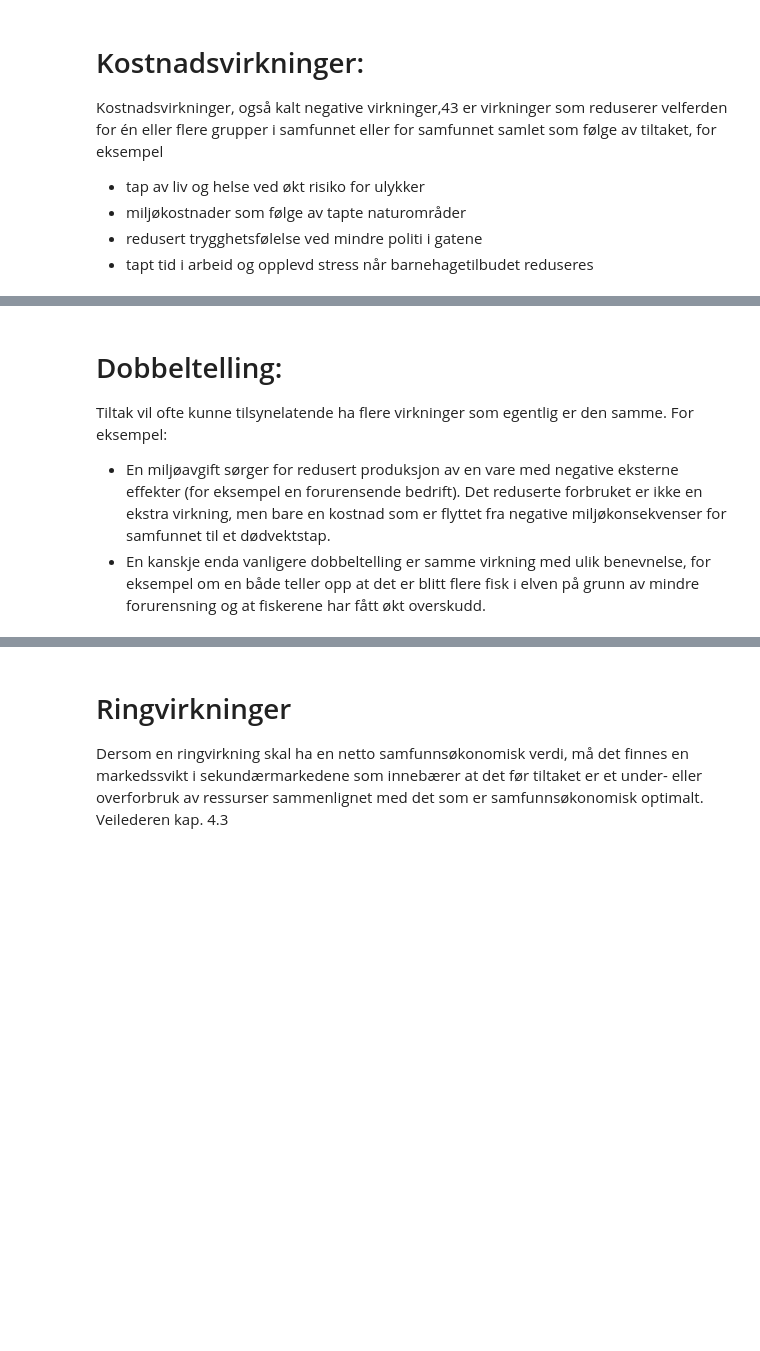
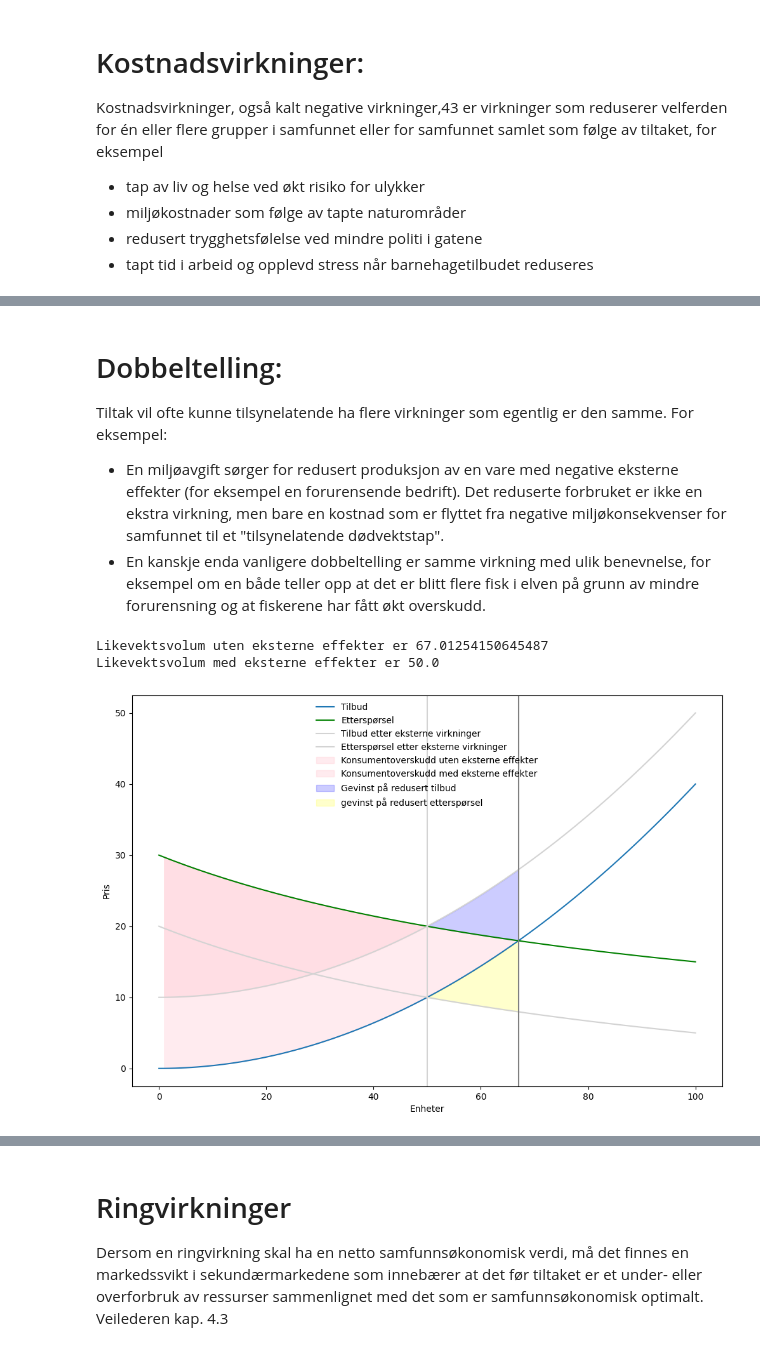
Before and after one commit to uit-sok-2014-h23/uit-sok-2014-h23.github.io, a Jupyter notebook: forelesninger/Forelesning_4.ipynb, the cells around one changed output, grey strips where cells are left out. Saved outputs shown, nothing was run; the diff lists cells and outputs as text; code cells hidden in the pictures; blank space fills up the shorter version.

```diff
--- a/forelesninger/Forelesning_4.ipynb
+++ b/forelesninger/Forelesning_4.ipynb
@@ -39,5 +47,82 @@ Kostnadsvirkninger, også kalt negative virkninger,43 er virkninger som redusere
 
 Tiltak vil ofte kunne tilsynelatende ha flere virkninger som egentlig er den samme. For eksempel:
 
-* En miljøavgift sørger for redusert produksjon av en vare med negative eksterne effekter (for eksempel en forurensende bedrift). Det reduserte forbruket er ikke en ekstra virkning, men bare en kostnad som er flyttet fra negative miljøkonsekvenser for samfunnet til et dødvektstap.
+* En miljøavgift sørger for redusert produksjon av en vare med negative eksterne effekter (for eksempel en forurensende bedrift). Det reduserte forbruket er ikke en ekstra virkning, men bare en kostnad som er flyttet fra negative miljøkonsekvenser for samfunnet til et "tilsynelatende dødvektstap".
 * En kanskje enda vanligere dobbeltelling er samme virkning med ulik benevnelse, for eksempel om en både teller opp at det er blitt flere fisk i elven på grunn av mindre forurensning og at fiskerene har fått økt overskudd.
+# %%
+#drawing 100 points in the interval 0.0 to 100
+from matplotlib import pyplot as plt
+import numpy as np
+from sympy.solvers import solve
+import sympy as sp
+
+EXTERNAL_EFFECT = 10
+
+def supply(x):
+    return (x**2)*(1/250)
+
+def demand(x):
+    return 3000/(100+x)
+
+q = np.linspace(1,100,100)
+
+#creating the plot
+q = np.linspace(0,100,100)
+fig,ax=plt.subplots(figsize=(12, 8))
+
+ax.set_ylabel('Pris')
+ax.set_xlabel('Enheter')
+
+
+#drawing supply
+ax.plot(q,supply(q),label='Tilbud')
+
+#drawing demand
+ax.plot(q,demand(q),color='green',label='Etterspørsel')
+
+#drawing supply after external effects
+ax.plot(q,supply(q)+EXTERNAL_EFFECT,label='Tilbud etter eksterne virkninger', color='lightgrey')
+
+#drawing demand after external effects
+ax.plot(q,demand(q)-EXTERNAL_EFFECT,label='Etterspørsel etter eksterne virkninger', color='lightgrey')
+
+#adding legend:
+ax.legend(loc='upper center',frameon=False)
+
+#Solving for equilibrium
+def equlibrium(demand, supply, effect):
+    x=sp.symbols('x')
+    eq_cond=sp.Eq(demand(x),supply(x)+effect)
+    x_eq=solve(eq_cond,x)
+    p_eq=demand(x_eq[0])
+    return float(x_eq[0]), float(p_eq)
+
+x_eq, p_eq = equlibrium(demand, supply, 0)
+x_eq_ext, p_eq_ext = equlibrium(demand, supply, EXTERNAL_EFFECT)
+
+# Add vertical grey line at x_eq
+ax.axvline(x=x_eq, color='grey')
+ax.axvline(x=x_eq_ext, color='lightgrey')
+
+#fills
+q = np.linspace(1,x_eq,100)
+ax.fill_between(q,demand(q),supply(q), color = "pink",alpha = 0.3,label='Konsumentoverskudd uten eksterne effekter')
+
+q = np.linspace(1,x_eq_ext,100)
+ax.fill_between(q,demand(q),supply(q)+EXTERNAL_EFFECT, color = "pink",alpha = 0.3,label='Konsumentoverskudd med eksterne effekter')
+
+
+q = np.linspace(x_eq_ext,x_eq,100)
+ax.fill_between(q,demand(q),supply(q)+EXTERNAL_EFFECT, color = "blue",alpha = 0.2,label='Gevinst på redusert tilbud')
+
+q = np.linspace(x_eq_ext,x_eq,100)
+ax.fill_between(q,demand(q)-EXTERNAL_EFFECT,supply(q), color = "yellow",alpha = 0.2,label='gevinst på redusert etterspørsel')
+
+ax.legend(loc='upper center',frameon=False)
+
+print(f"Likevektsvolum uten eksterne effekter er {x_eq}")
+print(f"Likevektsvolum med eksterne effekter er {x_eq_ext}")
+# %% [output]
+Likevektsvolum uten eksterne effekter er 67.01254150645487
+Likevektsvolum med eksterne effekter er 50.0
+[figure, added]
```
Also changed, not shown: parts of 3 cells of this notebook, 3 other files.
